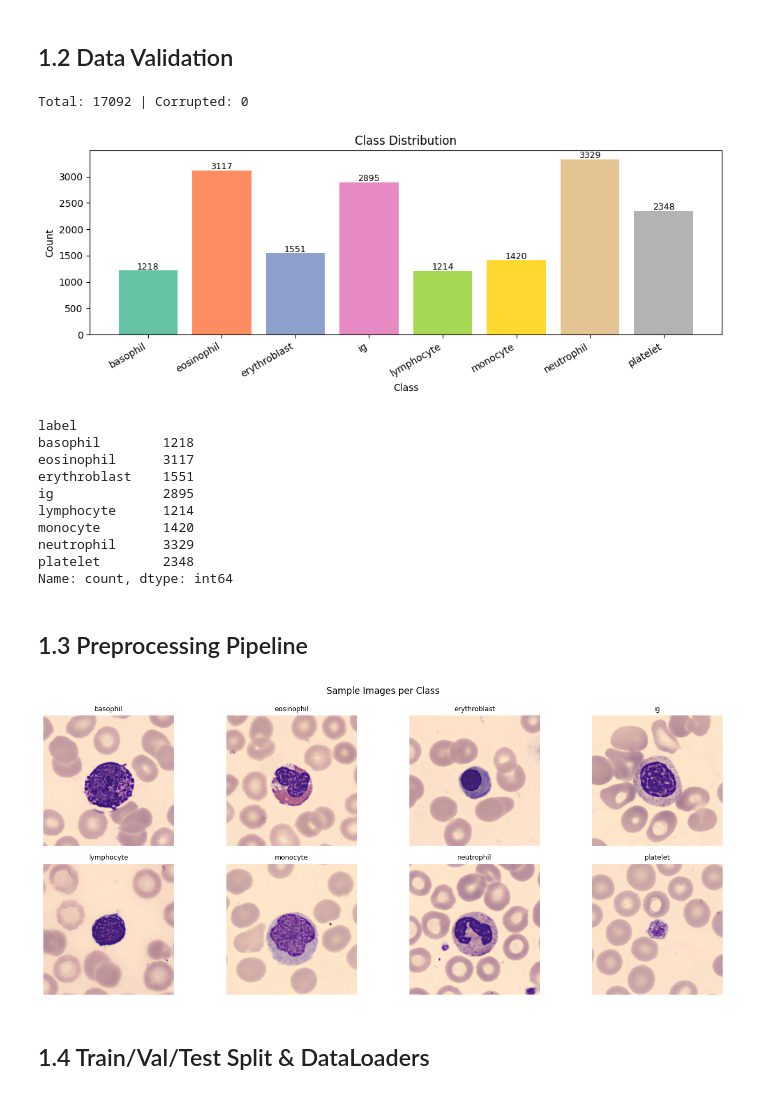
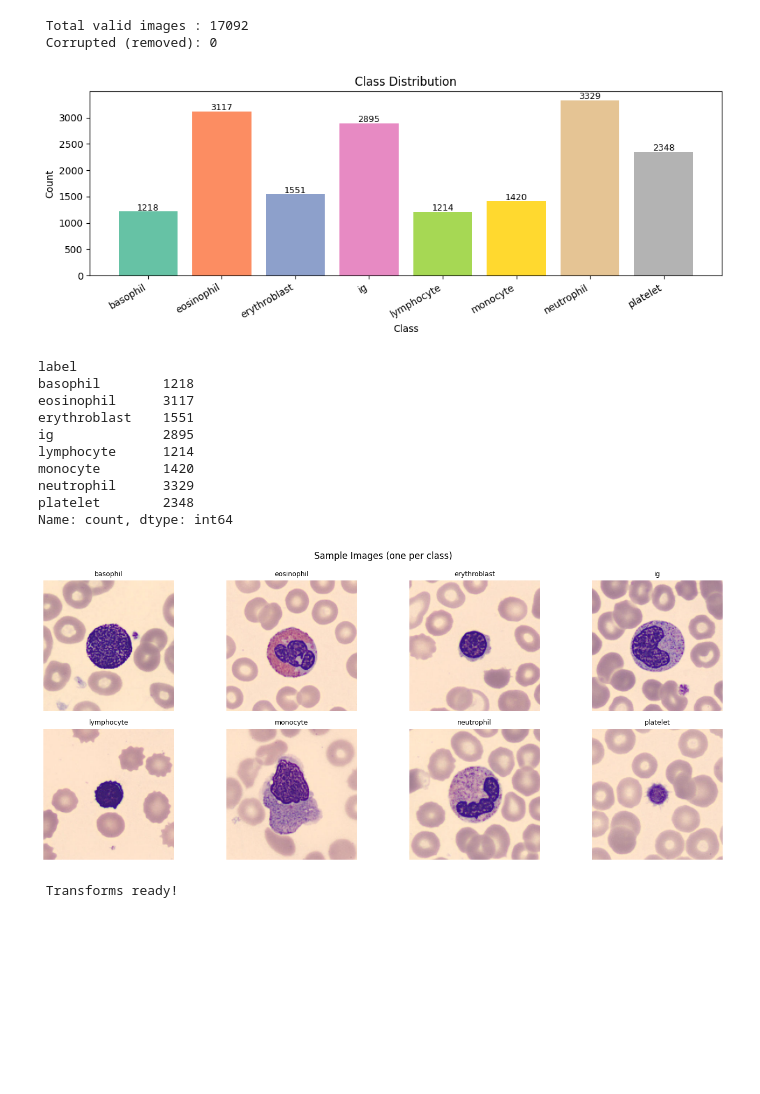
Before and after one commit to marwaashfaq2004-ai/AAN-.PROJECT, a Jupyter notebook: ANN_PROJECT(AneRBC).ipynb, the cells around one changed output. Drawn from its saved outputs; the diff is of its cells as text; code cells hidden in the pictures; blank space fills up the shorter version.

Commit message:
TASK 1

```diff
--- a/ANN_PROJECT(AneRBC).ipynb
+++ b/ANN_PROJECT(AneRBC).ipynb
@@ -79,45 +77,38 @@ Done.
   monocyte            : 1420 images
   neutrophil          : 3329 images
   platelet            : 2348 images
-# %% [markdown]
-## 1.2 Data Validation
 # %%
-# Task 1.2 - Validate: corruption check + class distribution
-
-def validate_dataset(root_dir, classes):
-    """
-    Scan all images for corruption. Remove bad files.
-    Returns DataFrame with [path, label, valid].
-    """
-    records, bad = [], []
-    for cls in classes:
-        for p in Path(root_dir).joinpath(cls).glob('*'):
-            if p.suffix.lower() not in ('.jpg','.jpeg','.png'): continue
-            try:
-                with Image.open(p) as img: img.verify()
-                records.append({'path':str(p),'label':cls,'valid':True})
-            except Exception as e:
-                records.append({'path':str(p),'label':cls,'valid':False})
-                bad.append(str(p))
-    print(f'Total: {len(records)} | Corrupted: {len(bad)}')
-    for p in bad: os.remove(p)
-    df = pd.DataFrame(records)
-    return df[df['valid']].reset_index(drop=True)
-
-df_all = validate_dataset(RAW_DIR, CLASSES)
-
-# Class distribution plot
+# Task 1.2 — Check corrupted images + class distribution
+records = []
+bad     = []
+for cls in CLASSES:
+    for p in Path(f'{RAW_DIR}/{cls}').glob('*'):
+        if p.suffix.lower() not in ('.jpg','.jpeg','.png'): continue
+        try:
+            with Image.open(p) as img: img.verify()
+            records.append({'path': str(p), 'label': cls})
+        except:
+            bad.append(str(p))
+print(f' Total valid images : {len(records)}')
+print(f' Corrupted (removed): {len(bad)}')
+for p in bad: os.remove(p)
+df_all = pd.DataFrame(records)
+# Class distribution bar chart
 dist = df_all['label'].value_counts().sort_index()
 fig, ax = plt.subplots(figsize=(10,4))
 colors = plt.cm.Set2(np.linspace(0,1,len(dist)))
 bars = ax.bar(dist.index, dist.values, color=colors)
-for bar,v in zip(bars,dist.values):
-    ax.text(bar.get_x()+bar.get_width()/2, bar.get_height()+20, str(v), ha='center', fontsize=9)
-ax.set_title('Class Distribution'); ax.set_xlabel('Class'); ax.set_ylabel('Count')
-plt.xticks(rotation=30, ha='right'); plt.tight_layout(); plt.show()
+for b,v in zip(bars, dist.values):
+    ax.text(b.get_x()+b.get_width()/2, b.get_height()+20,
+            str(v), ha='center', fontsize=9)
+ax.set_title('Class Distribution'); ax.set_xlabel('Class')
+ax.set_ylabel('Count')
+plt.xticks(rotation=30, ha='right')
+plt.tight_layout(); plt.show()
 print(dist)
 # %% [output]
-Total: 17092 | Corrupted: 0
+ Total valid images : 17092
+ Corrupted (removed): 0
 [figure]
 label
 basophil        1218
@@ -129,40 +120,32 @@ monocyte        1420
 neutrophil      3329
 platelet        2348
 Name: count, dtype: int64
-# %% [markdown]
-## 1.3 Preprocessing Pipeline
 # %%
-# Task 1.3 - Transforms: resize, normalize, augment
-
-MEAN = [0.485, 0.456, 0.406]
-STD  = [0.229, 0.224, 0.225]
-
+# Task 1.3 — Transforms: resize, normalize, augment
 train_transforms = transforms.Compose([
     transforms.Resize((IMG_SIZE, IMG_SIZE)),
     transforms.RandomHorizontalFlip(0.5),
     transforms.RandomVerticalFlip(0.3),
     transforms.RandomRotation(15),
     transforms.ColorJitter(brightness=0.2, contrast=0.2, saturation=0.1),
     transforms.ToTensor(),
     transforms.Normalize(MEAN, STD),
 ])
-
 val_test_transforms = transforms.Compose([
     transforms.Resize((IMG_SIZE, IMG_SIZE)),
     transforms.ToTensor(),
     transforms.Normalize(MEAN, STD),
 ])
-
-# Show sample images
-fig, axes = plt.subplots(2,4,figsize=(14,6))
-fig.suptitle('Sample Images per Class')
+# Show one sample per class
+fig, axes = plt.subplots(2, 4, figsize=(14,6))
+fig.suptitle('Sample Images (one per class)')
 for ax, cls in zip(axes.flat, CLASSES):
     p = df_all[df_all['label']==cls].iloc[0]['path']
     ax.imshow(Image.open(p).convert('RGB').resize((224,224)))
     ax.set_title(cls, fontsize=9); ax.axis('off')
 plt.tight_layout(); plt.show()
+print(' Transforms ready!')
 # %% [output]
-[figure, old version]
+[figure, new version]
+ Transforms ready!
-# %% [markdown]
-## 1.4 Train/Val/Test Split & DataLoaders
 # %%
```
Also changed, not shown: parts of 6 cells of this notebook.
